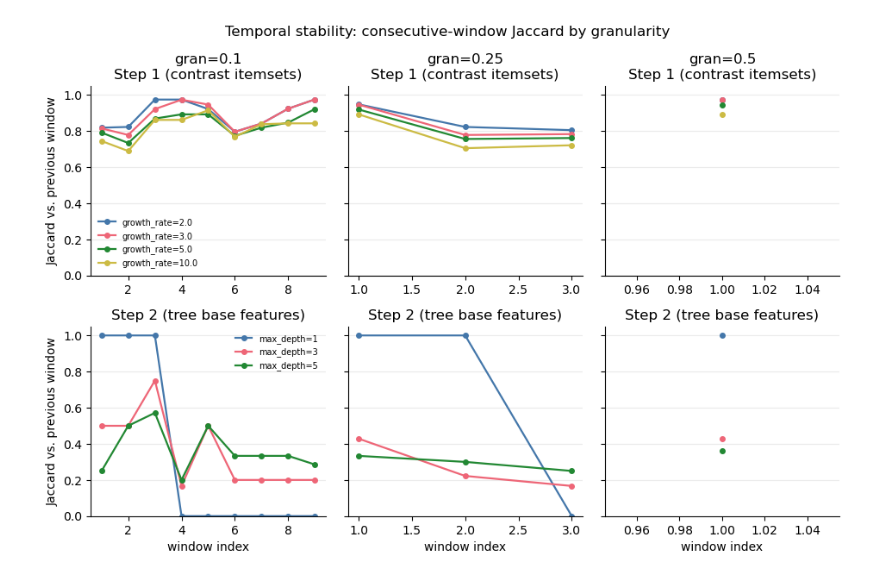
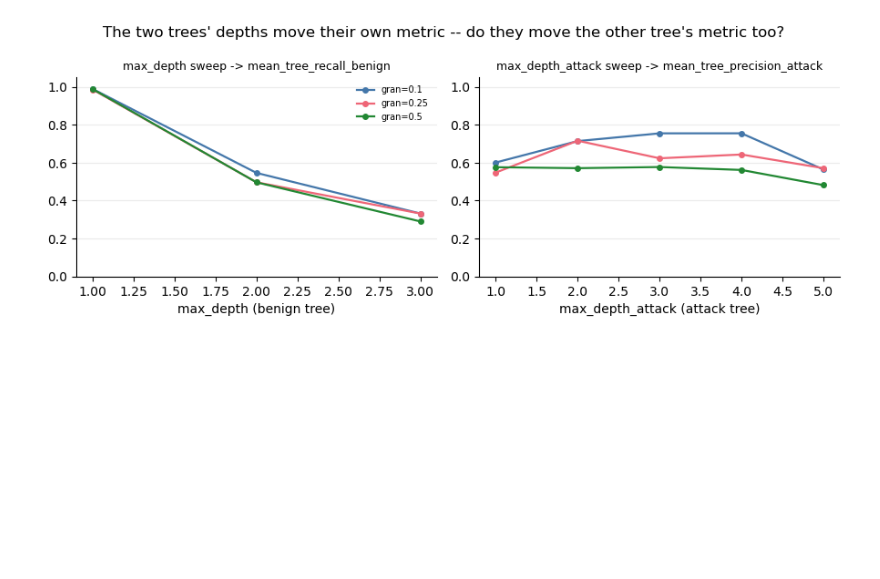
Before and after one commit to annaneliaa/msc-thesis, a Jupyter notebook: src/thesis/notebooks/attribute_mining_sweep_eda.ipynb, the cells around one changed output. Cells and saved outputs as stored; diff of their text form; code cells hidden in the pictures; blank space fills up the shorter version.

```diff
--- a/src/thesis/notebooks/attribute_mining_sweep_eda.ipynb
+++ b/src/thesis/notebooks/attribute_mining_sweep_eda.ipynb
@@ -459,60 +475,39 @@ compare it to) and is excluded here.
 # %%
-def jaccard(a: frozenset, b: frozenset) -> float:
-    return len(a & b) / len(a | b) if (a or b) else 1.0
+md_sweep = grid_df[MAX_DEPTH_SWEEP_MASK]
+mda_sweep = grid_df[MAX_DEPTH_ATTACK_SWEEP_MASK]
 
+fig, axes = plt.subplots(1, 2, figsize=(9, 3.4))
+ax = axes[0]
+for gran in GRANULARITIES:
+    s = md_sweep[md_sweep.gran == gran].groupby("max_depth")["mean_tree_recall_benign"].mean()
+    ax.plot(s.index, s.values, marker="o", markersize=4, linewidth=1.6,
+            color=gran_color_map(GRANULARITIES)[gran], label=f"gran={gran:g}")
+ax.set_title("max_depth sweep -> mean_tree_recall_benign", fontsize=9)
+ax.set_xlabel("max_depth (benign tree)")
+ax.set_ylim(0, 1.05)
+strip_axes(ax)
+ax.legend(frameon=False, fontsize=7)
 
-stability_rows = []
-for (gr, md, gran), sub in grid_df.groupby(["growth_rate", "max_depth", "gran"]):
-    sub = sub.sort_values("win_idx")
-    prev_contrast, prev_tree, prev_win = None, None, None
-    for _, r in sub.iterrows():
-        if prev_win is not None:
-            stability_rows.append({
-                "growth_rate": gr, "max_depth": md, "gran": gran,
-                "win_idx": r["win_idx"], "prev_win_idx": prev_win,
-                "jaccard_contrast": jaccard(r["_contrast_itemset_set"], prev_contrast),
-                "jaccard_tree": jaccard(r["_tree_base_set"], prev_tree),
-            })
-        prev_contrast, prev_tree, prev_win = r["_contrast_itemset_set"], r["_tree_base_set"], r["win_idx"]
+ax = axes[1]
+for gran in GRANULARITIES:
+    s = mda_sweep[mda_sweep.gran == gran].groupby("max_depth_attack")["mean_tree_precision_attack"].mean()
+    ax.plot(s.index, s.values, marker="o", markersize=4, linewidth=1.6,
+            color=gran_color_map(GRANULARITIES)[gran], label=f"gran={gran:g}")
+ax.set_title("max_depth_attack sweep -> mean_tree_precision_attack", fontsize=9)
+ax.set_xlabel("max_depth_attack (attack tree)")
+ax.set_ylim(0, 1.05)
+strip_axes(ax)
 
-stability_df = pd.DataFrame(stability_rows)
-grans_with_multiple_windows = [g for g in GRANULARITIES if grid_df[grid_df.gran == g]["win_idx"].nunique() > 1]
-
-fig, axes = plt.subplots(
-    2, len(grans_with_multiple_windows),
-    figsize=(3.2 * len(grans_with_multiple_windows), 6.4), sharey="row", squeeze=False,
-)
-for col_i, gran in enumerate(grans_with_multiple_windows):
-    sub = stability_df[stability_df.gran == gran]
-
-    ax = axes[0][col_i]
-    for gr in GROWTH_RATES:
-        s = sub[(sub.growth_rate == gr) & (sub.max_depth == MAX_DEPTHS[0])].sort_values("win_idx")
-        ax.plot(s["win_idx"], s["jaccard_contrast"], marker="o", markersize=4, linewidth=1.6, color=GR_COLORS[gr], label=f"growth_rate={gr}")
-    ax.set_title(f"gran={gran:g}\nStep 1 (contrast itemsets)")
-    ax.set_ylim(0, 1.05)
-    strip_axes(ax)
-    if col_i == 0:
-        ax.set_ylabel("Jaccard vs. previous window")
-        ax.legend(frameon=False, fontsize=7)
-
-    ax = axes[1][col_i]
-    for md in MAX_DEPTHS:
-        s = sub[(sub.max_depth == md) & (sub.growth_rate == GROWTH_RATES[0])].sort_values("win_idx")
-        ax.plot(s["win_idx"], s["jaccard_tree"], marker="o", markersize=4, linewidth=1.6, color=MD_COLORS[md], label=f"max_depth={md}")
-    ax.set_title("Step 2 (tree base features)")
-    ax.set_xlabel("window index")
-    ax.set_ylim(0, 1.05)
-    strip_axes(ax)
-    if col_i == 0:
-        ax.set_ylabel("Jaccard vs. previous window")
-        ax.legend(frameon=False, fontsize=7)
-
-fig.suptitle("Temporal stability: consecutive-window Jaccard by granularity")
+fig.suptitle("The two trees' depths move their own metric -- do they move the other tree's metric too?")
 fig.tight_layout()
-savefig(fig, "grid_temporal_stability.png")
+savefig(fig, "grid_two_tree_sweeps.png")
 plt.show()
 
-print("Mean consecutive-window Jaccard by granularity:")
-stability_df.groupby("gran")[["jaccard_contrast", "jaccard_tree"]].mean().round(3)
+print("max_depth sweep -- does it also move mean_tree_precision_attack (should be flat, it's the OTHER tree)?")
+display_df = md_sweep.groupby("max_depth")[["mean_tree_recall_benign", "mean_tree_precision_attack"]].mean().round(3)
+print(display_df)
+print()
+print("max_depth_attack sweep -- does it also move mean_tree_recall_benign (should be flat, it's the OTHER tree)?")
+display_df2 = mda_sweep.groupby("max_depth_attack")[["mean_tree_precision_attack", "mean_tree_recall_benign"]].mean().round(3)
+print(display_df2)
 # %% [output]
@@ -520 +515 @@ stability_df.groupby("gran")[["jaccard_contrast", "jaccard_tree"]].mean().round(
-[figure, old version]
+[figure, new version]
```
Also changed, not shown: parts of 79 cells of this notebook, 9 other files.
